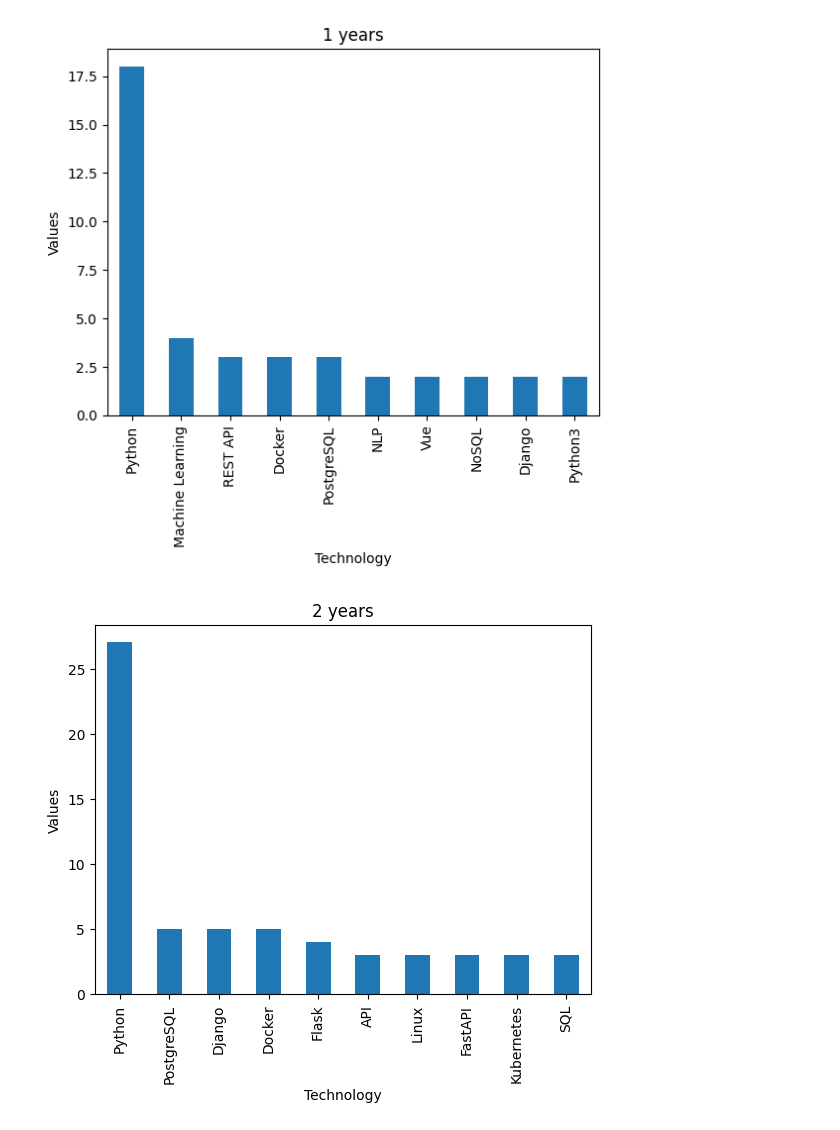
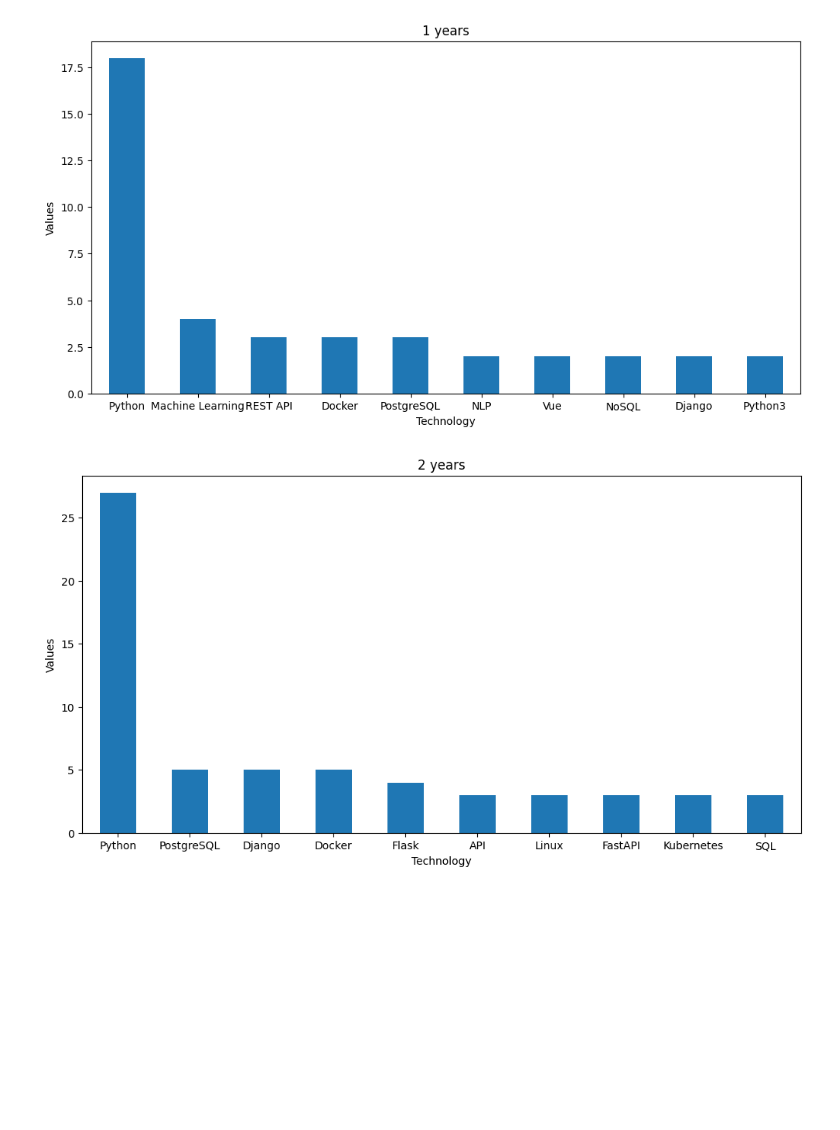
Before and after one commit to Ivan-Berezyanskiy/Python-Top-Technologies, a Jupyter notebook: djinni_analysis/vacancies_analysis.ipynb, the cells around one changed output. Saved outputs shown, nothing was run; the diff lists cells and outputs as text; code cells hidden in the pictures; blank space fills up the shorter version.

Commit message:
Add saving diagrams in data/

```diff
--- a/djinni_analysis/vacancies_analysis.ipynb
+++ b/djinni_analysis/vacancies_analysis.ipynb
@@ -20,33 +22,40 @@ df["tags_category"] = df["tags"].astype("category")
 tags_test = df[df["experience"] == 0]["tags_category"].str.get_dummies(",")
 if not tags_test.empty:
     top_tags = tags_test.sum().sort_values(ascending=False).head(10)
-    top_tags.plot.bar(
+    top_plot = top_tags.plot.bar(
         title="0 years",
         xlabel="Technology",
         ylabel="Values",
     )
+    top_plot.get_figure().savefig(f"../data/{datetime.today().strftime('%Y-%m-%d')}-0-year")
 # %%
 tags_test = df[df["experience"] == 1]["tags_category"].str.get_dummies(",")
 if not tags_test.empty:
     top_tags = tags_test.sum().sort_values(ascending=False).head(10)
-    top_tags.plot.bar(
+    top_plot = top_tags.plot.bar(
         title="1 years",
         xlabel="Technology",
         ylabel="Values",
+        figsize=(12, 6),
+        rot=0
     )
+    top_plot.get_figure().savefig(f"../data/{datetime.today().strftime('%Y-%m-%d')}-1-year")
 # %% [output]
-[figure, old version]
+[figure, new version]
 # %%
 tags_test = df[df["experience"] == 2]["tags_category"].str.get_dummies(",")
 if not tags_test.empty:
     top_tags = tags_test.sum().sort_values(ascending=False).head(10)
-    top_tags.plot.bar(
+    top_plot = top_tags.plot.bar(
         title="2 years",
         xlabel="Technology",
         ylabel="Values",
+        figsize=(12, 6),
+        rot=0
     )
+    top_plot.get_figure().savefig(f"../data/{datetime.today().strftime('%Y-%m-%d')}-2-year")
 # %% [output]
-[figure, old version]
+[figure, new version]
 # %%
 tags_test = df[df["experience"] == 3]["tags_category"].str.get_dummies(",")
 if not tags_test.empty:
```
Also changed, not shown: parts of 5 cells of this notebook, 1 other file.
